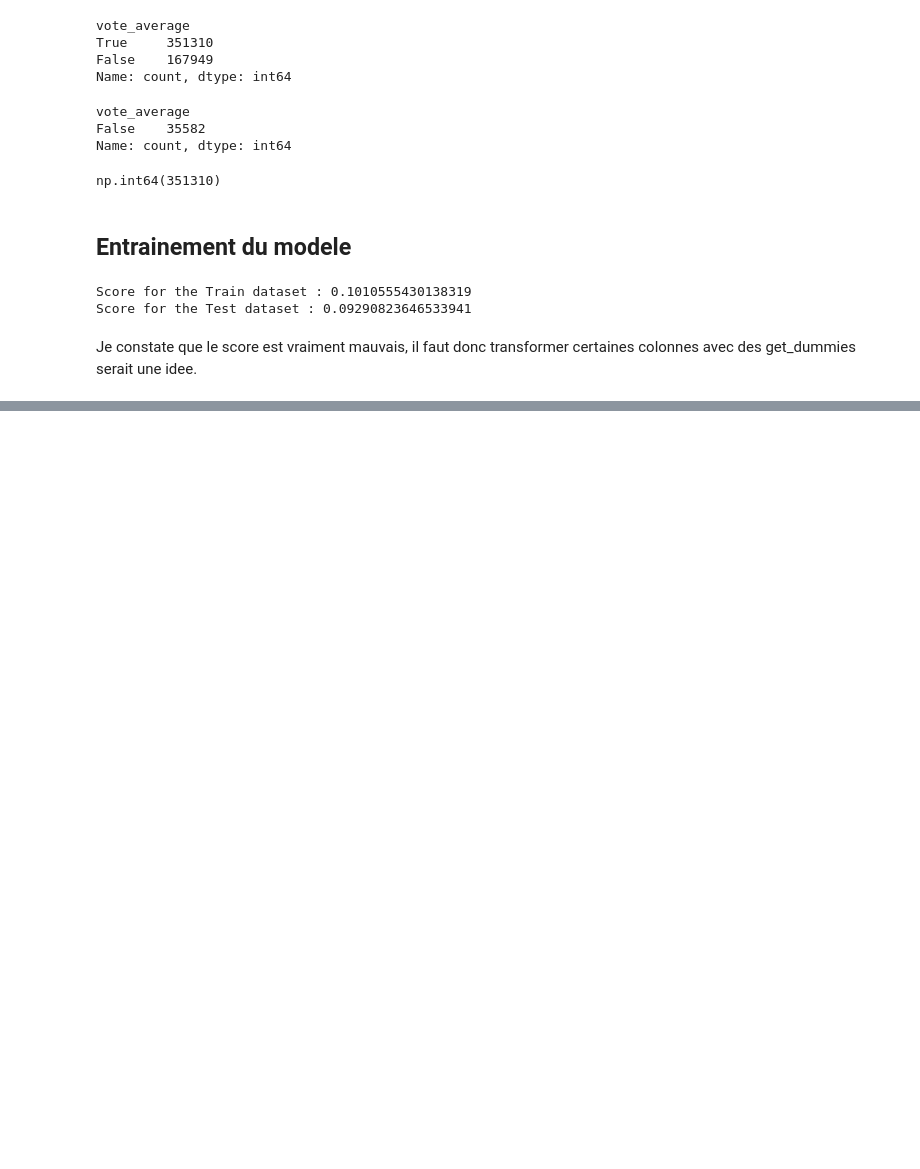
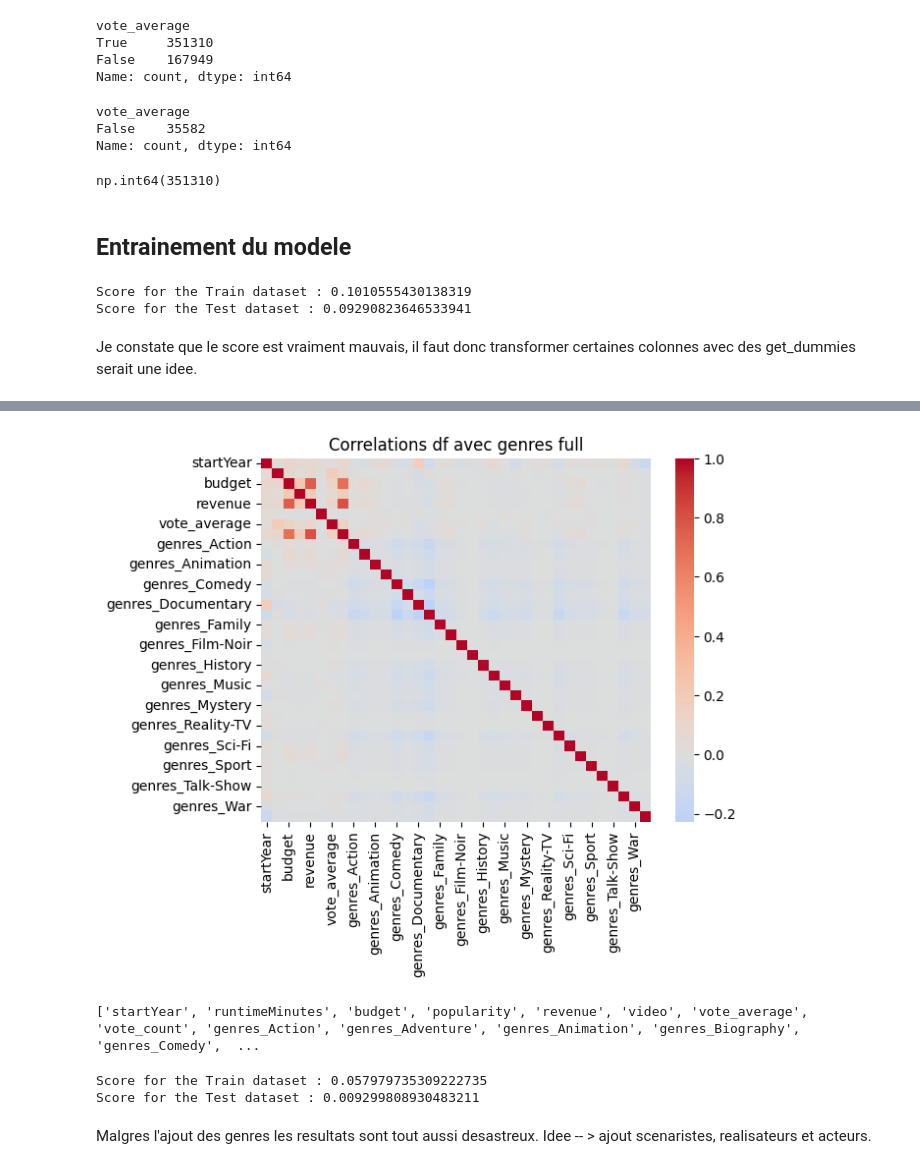
Before and after one commit to Luluscript/Projet_2, a Jupyter notebook: machine_learning/ml_nan.ipynb, the cells around one changed output, grey strips where cells are left out. Drawn from its saved outputs; the diff is of its cells as text; code cells hidden in the pictures; blank space fills up the shorter version.

Commit message:
test combinaison projet

```diff
--- a/machine_learning/ml_nan.ipynb
+++ b/machine_learning/ml_nan.ipynb
@@ -84,0 +120,5 @@ Je constate que le score est vraiment mauvais, il faut donc transformer certaine
+# %%
+file_path2 = r"C:\Users\Lulu\Documents\Git\Projet_2\df_clean\df_genres.csv"
+ # Lire le fichier CSV
+df_genre = pd.read_csv(file_path2, sep='\t')
+df_genre.head(100)
@@ -84,0 +139,9 @@ Je constate que le score est vraiment mauvais, il faut donc transformer certaine
+# %%
+df_reco1 = pd.merge(df_full,
+                df_genre,
+                how="inner",
+                left_on='tconst',
+                right_on='tconst',
+                sort = True)
+
+df_reco1.head()
@@ -84,0 +178,3 @@ Je constate que le score est vraiment mauvais, il faut donc transformer certaine
+# %%
+df_reco2=pd.concat([df_reco1,pd.get_dummies(df_reco1[['genres']])],axis=1)
+df_reco2.head()
@@ -84,0 +209,6 @@ Je constate que le score est vraiment mauvais, il faut donc transformer certaine
+# %%
+# Remplacement de True et false dans les genres
+
+df_reco2 = df_reco2.replace({'True': 1, 'False': 0, True: 1, False: 0})
+# Attention ne pas mettre true et false entre guillemets uniquement
+df_reco2.head()
@@ -84,0 +223,11 @@ Je constate que le score est vraiment mauvais, il faut donc transformer certaine
+# %%
+# Heat map correlations
+
+df_reco3 = df_reco2.select_dtypes(include=[float, int])
+
+corr_matrix = df_reco3.corr()
+sns.heatmap(corr_matrix, cmap='coolwarm', center = 0)
+plt.title("Correlations df avec genres full")
+plt.show()
+# %% [output]
+[figure, added]
@@ -84,0 +240,22 @@ Je constate que le score est vraiment mauvais, il faut donc transformer certaine
+# %%
+print(list_col_df)
+# %% [output]
+['startYear', 'runtimeMinutes', 'budget', 'popularity', 'revenue', 'video', 'vote_average', 'vote_count', 'genres_Action', 'genres_Adventure', 'genres_Animation', 'genres_Biography', 'genres_Comedy',  ...
+# %%
+
+X = df_reco3[['runtimeMinutes', 'budget', 'popularity', 'revenue', 'vote_count', 'genres_Action'
+               ]]
+y= df_reco3['vote_average']
+
+X_train, X_test, y_train, y_test = train_test_split(X, y, train_size = 0.75, shuffle = True, random_state=42)
+
+modelRL2 = LinearRegression().fit(X_train, y_train)
+
+print("\nScore for the Train dataset :", modelRL2.score(X_train, y_train))
+print("Score for the Test dataset :", modelRL2.score(X_test, y_test))
+# %% [output]
+Score for the Train dataset : 0.057979735309222735
+Score for the Test dataset : 0.009299808930483211
+# %% [markdown]
+Malgres l'ajout des genres les resultats sont tout aussi desastreux.
+Idee -- > ajout scenaristes, realisateurs et acteurs.
```
Also changed, not shown: parts of 11 cells of this notebook, 1 other file.
